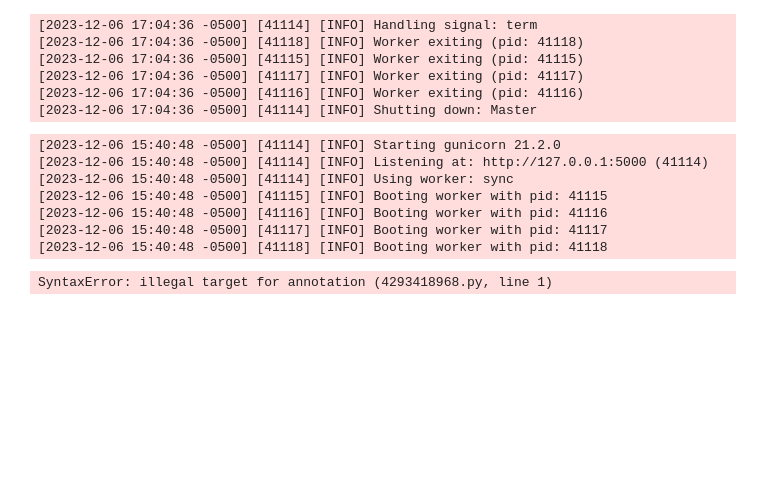
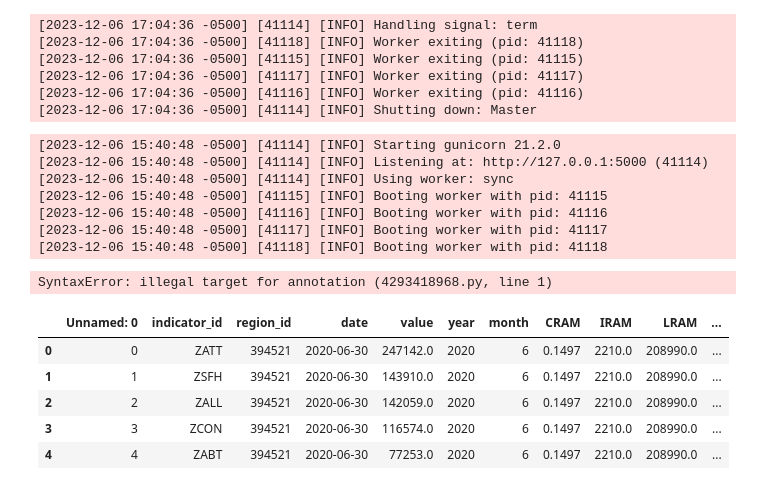
Before and after one commit to MurariHarish/Zillow-data-ML-project, a Jupyter notebook: notebook/02_data_preprocessing.ipynb, the cells around one changed output. Saved outputs shown, nothing was run; the diff lists cells and outputs as text; code cells hidden in the pictures; blank space fills up the shorter version.

Commit message:
pytest data_preprocessing

```diff
--- a/notebook/02_data_preprocessing.ipynb
+++ b/notebook/02_data_preprocessing.ipynb
@@ -539,3 +539,15 @@ os.environ["MLFLOW_TRACKING_PASSWORD"]="3ee01b477e66e78b2b9353669d56356fc4d4138c
 export MLFLOW_TRACKING_URI=https://dagshub.com/MurariHarish/Zillow-data-ML-project.mlflow
 export MLFLOW_TRACKING_USERNAME=MurariHarish
 export MLFLOW_TRACKING_PASSWORD=3ee01b477e66e78b2b9353669d56356fc4d4138c
+# %%
+import pandas as pd
+df = pd.read_csv('/Users/hm/Documents/Github_Projects/Zillow-data-ML-project-1/artifacts/data_ingestion/final.csv')
+# %%
+df.head()
+# %% [output]
+|  | Unnamed: 0 | indicator_id | region_id | date | value | year | month | CRAM | IRAM | LRAM | ... |
+| 0 | 0 | ZATT | 394521 | 2020-06-30 | 247142.0 | 2020 | 6 | 0.1497 | 2210.0 | 208990.0 | ... |
+| 1 | 1 | ZSFH | 394521 | 2020-06-30 | 143910.0 | 2020 | 6 | 0.1497 | 2210.0 | 208990.0 | ... |
+| 2 | 2 | ZALL | 394521 | 2020-06-30 | 142059.0 | 2020 | 6 | 0.1497 | 2210.0 | 208990.0 | ... |
+| 3 | 3 | ZCON | 394521 | 2020-06-30 | 116574.0 | 2020 | 6 | 0.1497 | 2210.0 | 208990.0 | ... |
+| 4 | 4 | ZABT | 394521 | 2020-06-30 | 77253.0 | 2020 | 6 | 0.1497 | 2210.0 | 208990.0 | ... |
```
Also changed, not shown: parts of 3 cells of this notebook, 5 other files.
